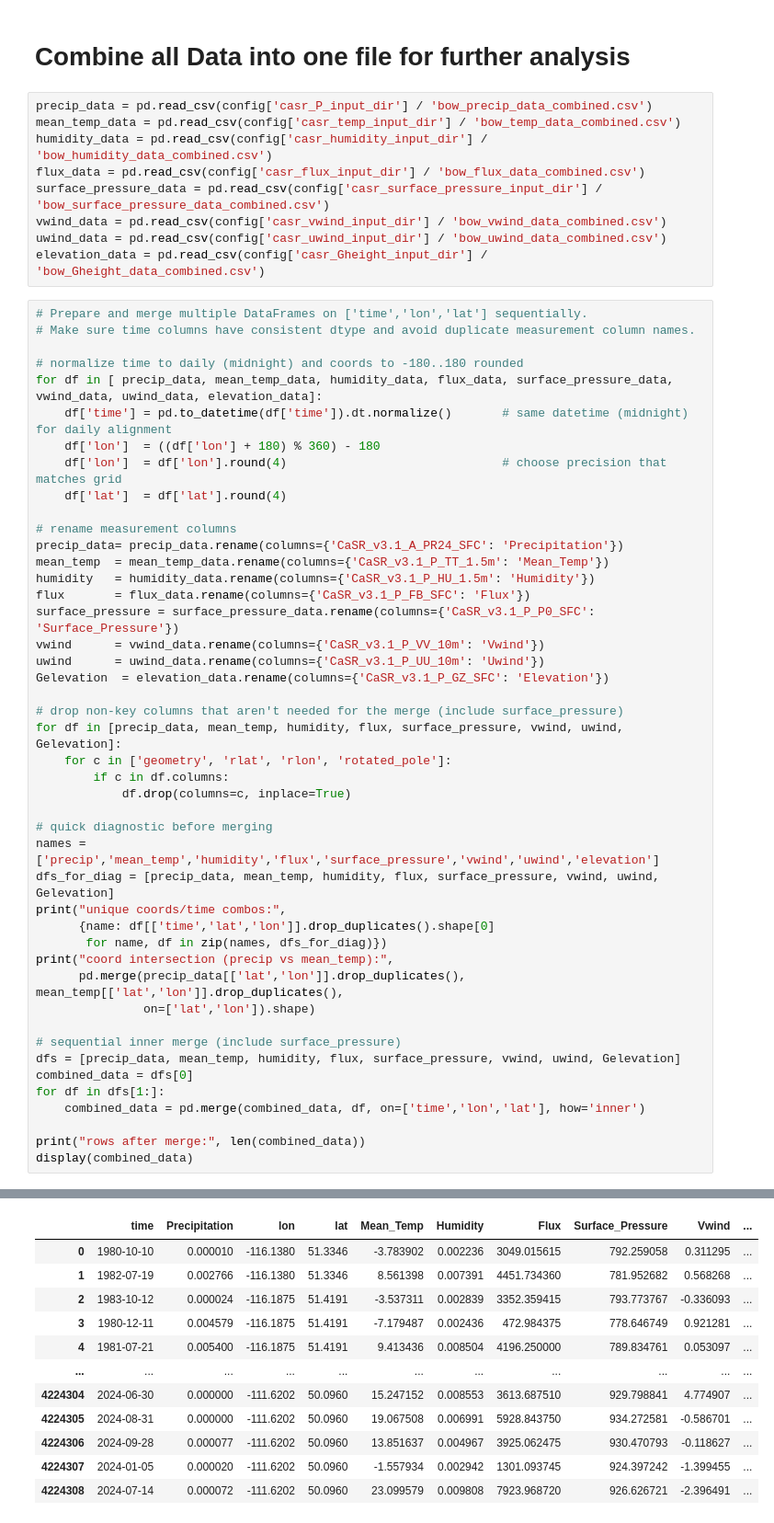
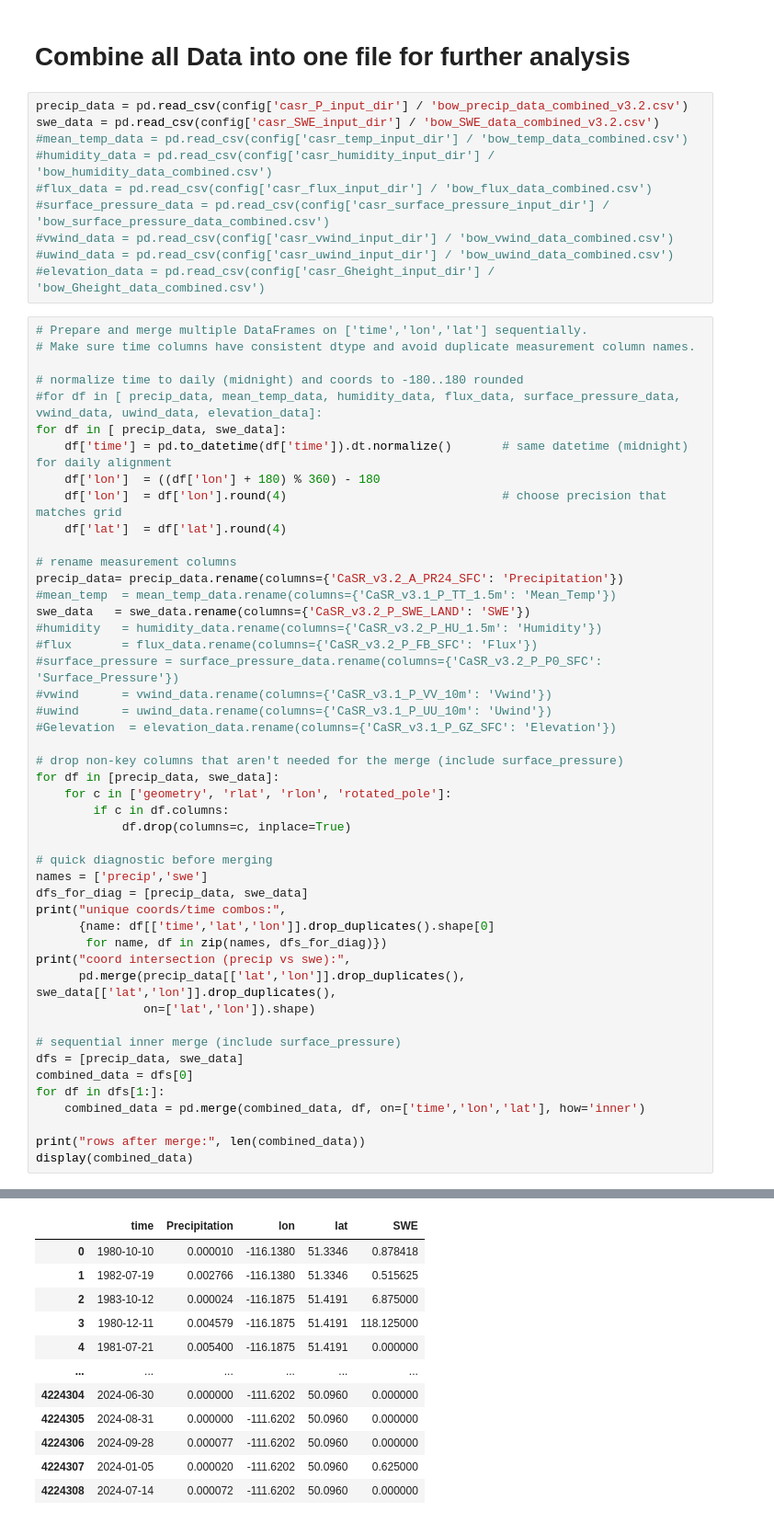
Before and after one commit to Nadiesenali/snowdroughtindex-main, a Jupyter notebook: notebooks/workflows/0.3_CaSR_data_preparation.ipynb, the cells around one changed output, grey strips where cells are left out. Shown at 92% size. Cells and saved outputs as stored; diff of their text form.

```diff
--- a/notebooks/workflows/0.3_CaSR_data_preparation.ipynb
+++ b/notebooks/workflows/0.3_CaSR_data_preparation.ipynb
@@ -533,53 +563,56 @@ plt.show()
 # %% [markdown]
 # Combine all Data into one file for further analysis
 # %%
-precip_data = pd.read_csv(config['casr_P_input_dir'] / 'bow_precip_data_combined.csv')
-mean_temp_data = pd.read_csv(config['casr_temp_input_dir'] / 'bow_temp_data_combined.csv')
-humidity_data = pd.read_csv(config['casr_humidity_input_dir'] / 'bow_humidity_data_combined.csv')
-flux_data = pd.read_csv(config['casr_flux_input_dir'] / 'bow_flux_data_combined.csv')
-surface_pressure_data = pd.read_csv(config['casr_surface_pressure_input_dir'] / 'bow_surface_pressure_data_combined.csv')
-vwind_data = pd.read_csv(config['casr_vwind_input_dir'] / 'bow_vwind_data_combined.csv')
-uwind_data = pd.read_csv(config['casr_uwind_input_dir'] / 'bow_uwind_data_combined.csv')
-elevation_data = pd.read_csv(config['casr_Gheight_input_dir'] / 'bow_Gheight_data_combined.csv')
+precip_data = pd.read_csv(config['casr_P_input_dir'] / 'bow_precip_data_combined_v3.2.csv')
+swe_data = pd.read_csv(config['casr_SWE_input_dir'] / 'bow_SWE_data_combined_v3.2.csv')
+#mean_temp_data = pd.read_csv(config['casr_temp_input_dir'] / 'bow_temp_data_combined.csv')
+#humidity_data = pd.read_csv(config['casr_humidity_input_dir'] / 'bow_humidity_data_combined.csv')
+#flux_data = pd.read_csv(config['casr_flux_input_dir'] / 'bow_flux_data_combined.csv')
+#surface_pressure_data = pd.read_csv(config['casr_surface_pressure_input_dir'] / 'bow_surface_pressure_data_combined.csv')
+#vwind_data = pd.read_csv(config['casr_vwind_input_dir'] / 'bow_vwind_data_combined.csv')
+#uwind_data = pd.read_csv(config['casr_uwind_input_dir'] / 'bow_uwind_data_combined.csv')
+#elevation_data = pd.read_csv(config['casr_Gheight_input_dir'] / 'bow_Gheight_data_combined.csv')
 # %%
 # Prepare and merge multiple DataFrames on ['time','lon','lat'] sequentially.
 # Make sure time columns have consistent dtype and avoid duplicate measurement column names.
 
 # normalize time to daily (midnight) and coords to -180..180 rounded
-for df in [ precip_data, mean_temp_data, humidity_data, flux_data, surface_pressure_data, vwind_data, uwind_data, elevation_data]:
+#for df in [ precip_data, mean_temp_data, humidity_data, flux_data, surface_pressure_data, vwind_data, uwind_data, elevation_data]:
+for df in [ precip_data, swe_data]:
     df['time'] = pd.to_datetime(df['time']).dt.normalize()       # same datetime (midnight) for daily alignment
     df['lon']  = ((df['lon'] + 180) % 360) - 180
     df['lon']  = df['lon'].round(4)                              # choose precision that matches grid
     df['lat']  = df['lat'].round(4)
 
 # rename measurement columns
-precip_data= precip_data.rename(columns={'CaSR_v3.1_A_PR24_SFC': 'Precipitation'})
-mean_temp  = mean_temp_data.rename(columns={'CaSR_v3.1_P_TT_1.5m': 'Mean_Temp'})
-humidity   = humidity_data.rename(columns={'CaSR_v3.1_P_HU_1.5m': 'Humidity'})
-flux       = flux_data.rename(columns={'CaSR_v3.1_P_FB_SFC': 'Flux'})
-surface_pressure = surface_pressure_data.rename(columns={'CaSR_v3.1_P_P0_SFC': 'Surface_Pressure'})
-vwind      = vwind_data.rename(columns={'CaSR_v3.1_P_VV_10m': 'Vwind'})
-uwind      = uwind_data.rename(columns={'CaSR_v3.1_P_UU_10m': 'Uwind'})
-Gelevation  = elevation_data.rename(columns={'CaSR_v3.1_P_GZ_SFC': 'Elevation'})
+precip_data= precip_data.rename(columns={'CaSR_v3.2_A_PR24_SFC': 'Precipitation'})
+#mean_temp  = mean_temp_data.rename(columns={'CaSR_v3.1_P_TT_1.5m': 'Mean_Temp'})
+swe_data   = swe_data.rename(columns={'CaSR_v3.2_P_SWE_LAND': 'SWE'})
+#humidity   = humidity_data.rename(columns={'CaSR_v3.2_P_HU_1.5m': 'Humidity'})
+#flux       = flux_data.rename(columns={'CaSR_v3.2_P_FB_SFC': 'Flux'})
+#surface_pressure = surface_pressure_data.rename(columns={'CaSR_v3.2_P_P0_SFC': 'Surface_Pressure'})
+#vwind      = vwind_data.rename(columns={'CaSR_v3.1_P_VV_10m': 'Vwind'})
+#uwind      = uwind_data.rename(columns={'CaSR_v3.1_P_UU_10m': 'Uwind'})
+#Gelevation  = elevation_data.rename(columns={'CaSR_v3.1_P_GZ_SFC': 'Elevation'})
 
 # drop non-key columns that aren't needed for the merge (include surface_pressure)
-for df in [precip_data, mean_temp, humidity, flux, surface_pressure, vwind, uwind, Gelevation]:
+for df in [precip_data, swe_data]:
     for c in ['geometry', 'rlat', 'rlon', 'rotated_pole']:
         if c in df.columns:
             df.drop(columns=c, inplace=True)
 
 # quick diagnostic before merging
-names = ['precip','mean_temp','humidity','flux','surface_pressure','vwind','uwind','elevation']
-dfs_for_diag = [precip_data, mean_temp, humidity, flux, surface_pressure, vwind, uwind, Gelevation]
+names = ['precip','swe']
+dfs_for_diag = [precip_data, swe_data]
 print("unique coords/time combos:",
       {name: df[['time','lat','lon']].drop_duplicates().shape[0]
        for name, df in zip(names, dfs_for_diag)})
-print("coord intersection (precip vs mean_temp):",
-      pd.merge(precip_data[['lat','lon']].drop_duplicates(), mean_temp[['lat','lon']].drop_duplicates(),
+print("coord intersection (precip vs swe):",
+      pd.merge(precip_data[['lat','lon']].drop_duplicates(), swe_data[['lat','lon']].drop_duplicates(),
                on=['lat','lon']).shape)
 
 # sequential inner merge (include surface_pressure)
-dfs = [precip_data, mean_temp, humidity, flux, surface_pressure, vwind, uwind, Gelevation]
+dfs = [precip_data, swe_data]
 combined_data = dfs[0]
 for df in dfs[1:]:
     combined_data = pd.merge(combined_data, df, on=['time','lon','lat'], how='inner')
@@ -592,13 +625,13 @@ coord intersection (precip vs mean_temp): (257, 2)
 rows after merge: 4224309
-|  | time | Precipitation | lon | lat | Mean_Temp | Humidity | Flux | Surface_Pressure | Vwind | ... |
-| 0 | 1980-10-10 | 0.000010 | -116.1380 | 51.3346 | -3.783902 | 0.002236 | 3049.015615 | 792.259058 | 0.311295 | ... |
-| 1 | 1982-07-19 | 0.002766 | -116.1380 | 51.3346 | 8.561398 | 0.007391 | 4451.734360 | 781.952682 | 0.568268 | ... |
-| 2 | 1983-10-12 | 0.000024 | -116.1875 | 51.4191 | -3.537311 | 0.002839 | 3352.359415 | 793.773767 | -0.336093 | ... |
-| 3 | 1980-12-11 | 0.004579 | -116.1875 | 51.4191 | -7.179487 | 0.002436 | 472.984375 | 778.646749 | 0.921281 | ... |
-| 4 | 1981-07-21 | 0.005400 | -116.1875 | 51.4191 | 9.413436 | 0.008504 | 4196.250000 | 789.834761 | 0.053097 | ... |
-| ... | ... | ... | ... | ... | ... | ... | ... | ... | ... | ... |
-| 4224304 | 2024-06-30 | 0.000000 | -111.6202 | 50.0960 | 15.247152 | 0.008553 | 3613.687510 | 929.798841 | 4.774907 | ... |
-| 4224305 | 2024-08-31 | 0.000000 | -111.6202 | 50.0960 | 19.067508 | 0.006991 | 5928.843750 | 934.272581 | -0.586701 | ... |
-| 4224306 | 2024-09-28 | 0.000077 | -111.6202 | 50.0960 | 13.851637 | 0.004967 | 3925.062475 | 930.470793 | -0.118627 | ... |
-| 4224307 | 2024-01-05 | 0.000020 | -111.6202 | 50.0960 | -1.557934 | 0.002942 | 1301.093745 | 924.397242 | -1.399455 | ... |
-| 4224308 | 2024-07-14 | 0.000072 | -111.6202 | 50.0960 | 23.099579 | 0.009808 | 7923.968720 | 926.626721 | -2.396491 | ... |
+|  | time | Precipitation | lon | lat | SWE |
+| 0 | 1980-10-10 | 0.000010 | -116.1380 | 51.3346 | 0.878418 |
+| 1 | 1982-07-19 | 0.002766 | -116.1380 | 51.3346 | 0.515625 |
+| 2 | 1983-10-12 | 0.000024 | -116.1875 | 51.4191 | 6.875000 |
+| 3 | 1980-12-11 | 0.004579 | -116.1875 | 51.4191 | 118.125000 |
+| 4 | 1981-07-21 | 0.005400 | -116.1875 | 51.4191 | 0.000000 |
+| ... | ... | ... | ... | ... | ... |
+| 4224304 | 2024-06-30 | 0.000000 | -111.6202 | 50.0960 | 0.000000 |
+| 4224305 | 2024-08-31 | 0.000000 | -111.6202 | 50.0960 | 0.000000 |
+| 4224306 | 2024-09-28 | 0.000077 | -111.6202 | 50.0960 | 0.000000 |
+| 4224307 | 2024-01-05 | 0.000020 | -111.6202 | 50.0960 | 0.625000 |
+| 4224308 | 2024-07-14 | 0.000072 | -111.6202 | 50.0960 | 0.000000 |
```
Also changed, not shown: parts of 9 cells of this notebook, 1 other file.
